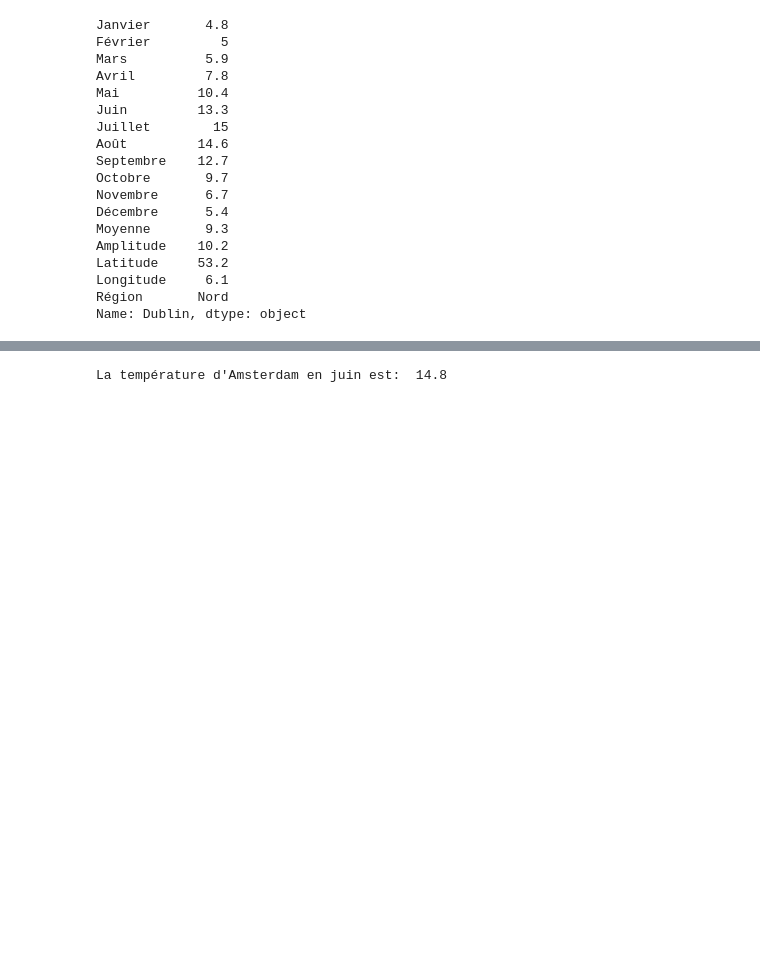
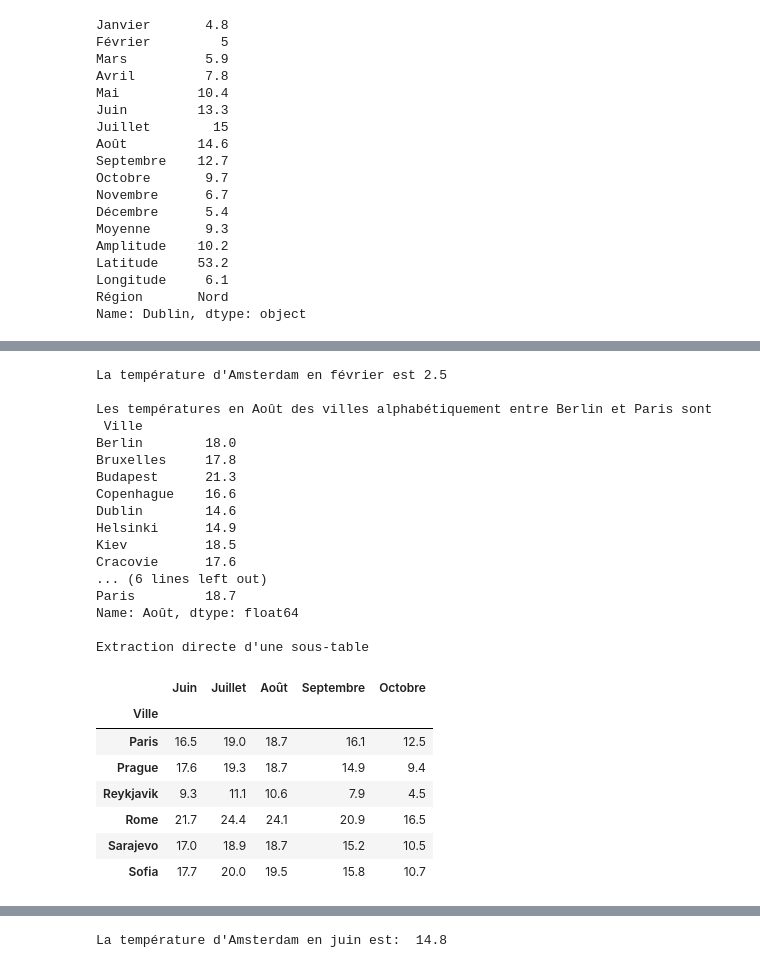
Before and after one commit to mordor-ai/multidim, a Jupyter notebook: colabs/1_Introduction_pandas.ipynb, the cells around one changed output, grey strips where cells are left out. Cells and saved outputs as stored; diff of their text form; code cells hidden in the pictures; blank space fills up the shorter version.

```diff
--- a/colabs/1_Introduction_pandas.ipynb
+++ b/colabs/1_Introduction_pandas.ipynb
@@ -305,0 +322,37 @@ data["Janvier"]['Amsterdam']
+# %%
+# accès à un seul élément (produit un simple scalaire)
+print("La température d'Amsterdam en février est", data.loc['Amsterdam', 'Février'])
+
+# accès à une sélection au sein d'une seule colonne (produit un objet `Series`)
+print("\nLes températures en Août des villes alphabétiquement entre Berlin et Paris sont\n",
+      data.loc['Berlin':'Paris', 'Août'])
+
+# extraction directe d'une sous table (produit un DataFrame)
+print("\nExtraction directe d'une sous-table")
+data.loc['Paris':'Sofia', 'Juin':'Octobre']
+# %% [output]
+La température d'Amsterdam en février est 2.5
+
+Les températures en Août des villes alphabétiquement entre Berlin et Paris sont
+ Ville
+Berlin        18.0
+Bruxelles     17.8
+Budapest      21.3
+Copenhague    16.6
+Dublin        14.6
+Helsinki      14.9
+Kiev          18.5
+Cracovie      17.6
+... (6 lines left out)
+Paris         18.7
+Name: Août, dtype: float64
+
+Extraction directe d'une sous-table
+|  | Juin | Juillet | Août | Septembre | Octobre |
+| Ville |  |  |  |  |  |
+| Paris | 16.5 | 19.0 | 18.7 | 16.1 | 12.5 |
+| Prague | 17.6 | 19.3 | 18.7 | 14.9 | 9.4 |
+| Reykjavik | 9.3 | 11.1 | 10.6 | 7.9 | 4.5 |
+| Rome | 21.7 | 24.4 | 24.1 | 20.9 | 16.5 |
+| Sarajevo | 17.0 | 18.9 | 18.7 | 15.2 | 10.5 |
+| Sofia | 17.7 | 20.0 | 19.5 | 15.8 | 10.7 |
```
Also changed, not shown: parts of 27 cells of this notebook.
